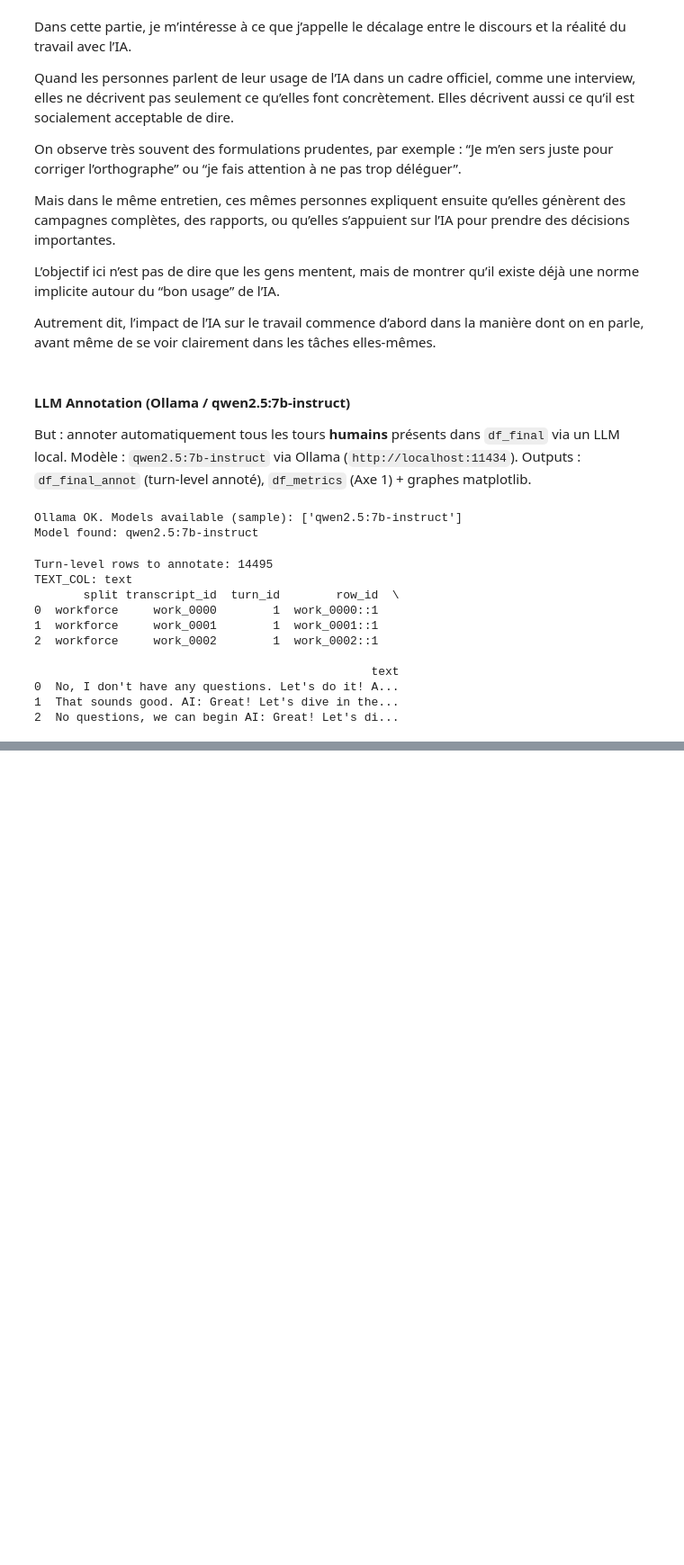
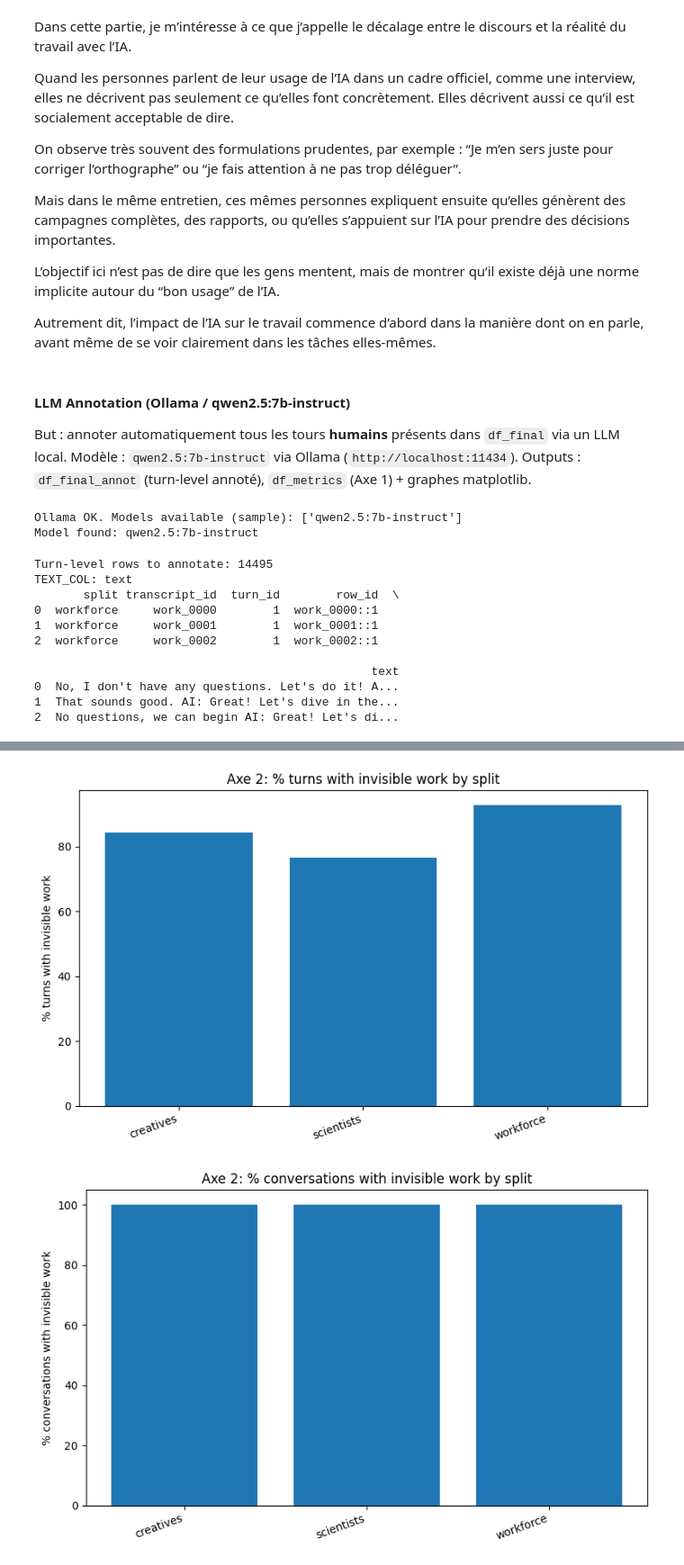
Before and after one commit to BOUADEIKHEIREDDINE/Impact-de-l-IA-sur-le-travail---Anthropic, a Jupyter notebook: anthropic_interviewer_dataset.ipynb, the cells around one changed output, grey strips where cells are left out. Shown at 90% size. Cells and saved outputs as stored; diff of their text form; code cells hidden in the pictures; blank space fills up the shorter version.

```diff
--- a/anthropic_interviewer_dataset.ipynb
+++ b/anthropic_interviewer_dataset.ipynb
@@ -347,7 +347,7 @@ def call_ollama(batch_records, max_retries=2, sleep_s=0.5):
             "prompt": prompt_text,
             "options": {"temperature": 0},
         }
-        r = requests.post(f"{OLLAMA_BASE_URL}/api/generate", json=payload, timeout=120)
+        r = requests.post(f"{OLLAMA_BASE_URL}/api/generate", json=payload, timeout=(10, None))
         r.raise_for_status()
         data = r.json()
         return data.get("response", "")
@@ -756,0 +1187,44 @@ print("call_ollama now using MODEL =", MODEL)
+# %%
+# Graphes matplotlib
+
+# Graph 1: % turns with invisible work by split
+plt.figure(figsize=(8, 5))
+split_turns_pct = split_turns["pct"].sort_index()
+plt.bar(split_turns_pct.index.astype(str), split_turns_pct.values)
+plt.ylabel("% turns with invisible work")
+plt.title("Axe 2: % turns with invisible work by split")
+plt.xticks(rotation=20, ha="right")
+plt.tight_layout()
+plt.show()
+
+# Graph 2: % conversations with invisible work by split
+plt.figure(figsize=(8, 5))
+split_conv_pct = split_conv["pct"].sort_index()
+plt.bar(split_conv_pct.index.astype(str), split_conv_pct.values)
+plt.ylabel("% conversations with invisible work")
+plt.title("Axe 2: % conversations with invisible work by split")
+plt.xticks(rotation=20, ha="right")
+plt.tight_layout()
+plt.show()
+
+# Graph 3: Stacked bar — category distribution by split (invisible turns only)
+plt.figure(figsize=(10, 6))
+cat_by_split_norm = cat_by_split.div(cat_by_split.sum(axis=1), axis=0) * 100
+splits = cat_by_split_norm.index.astype(str)
+categories = cat_by_split_norm.columns
+bottoms = np.zeros(len(splits))
+
+for cat in categories:
+    vals = cat_by_split_norm[cat].values
+    plt.bar(splits, vals, bottom=bottoms, label=cat)
+    bottoms += vals
+
+plt.ylabel("% of invisible turns")
+plt.title("Axe 2: Category distribution by split (invisible turns only)")
+plt.xticks(rotation=20, ha="right")
+plt.legend(title="Category")
+plt.tight_layout()
+plt.show()
+# %% [output]
+[figure, added]
+[figure, added]
```
Also changed, not shown: parts of 20 cells of this notebook, 3 other files.
